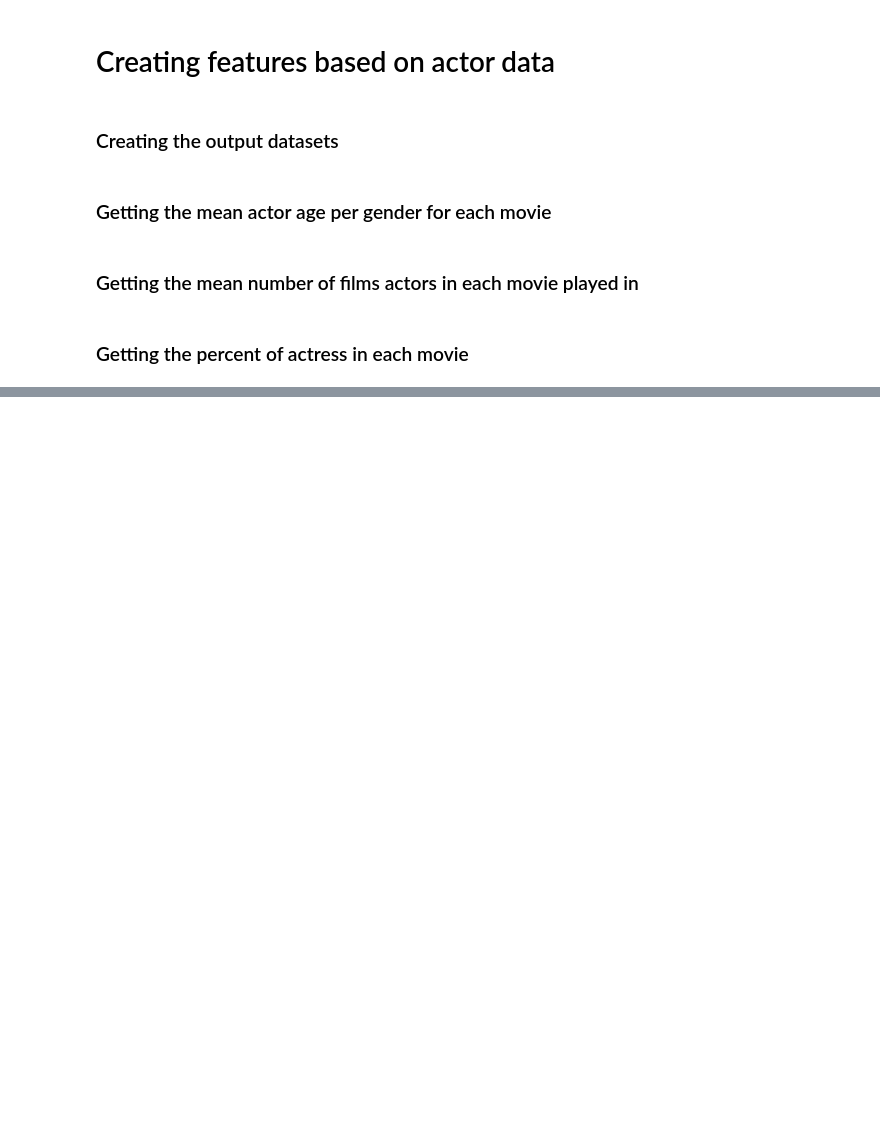
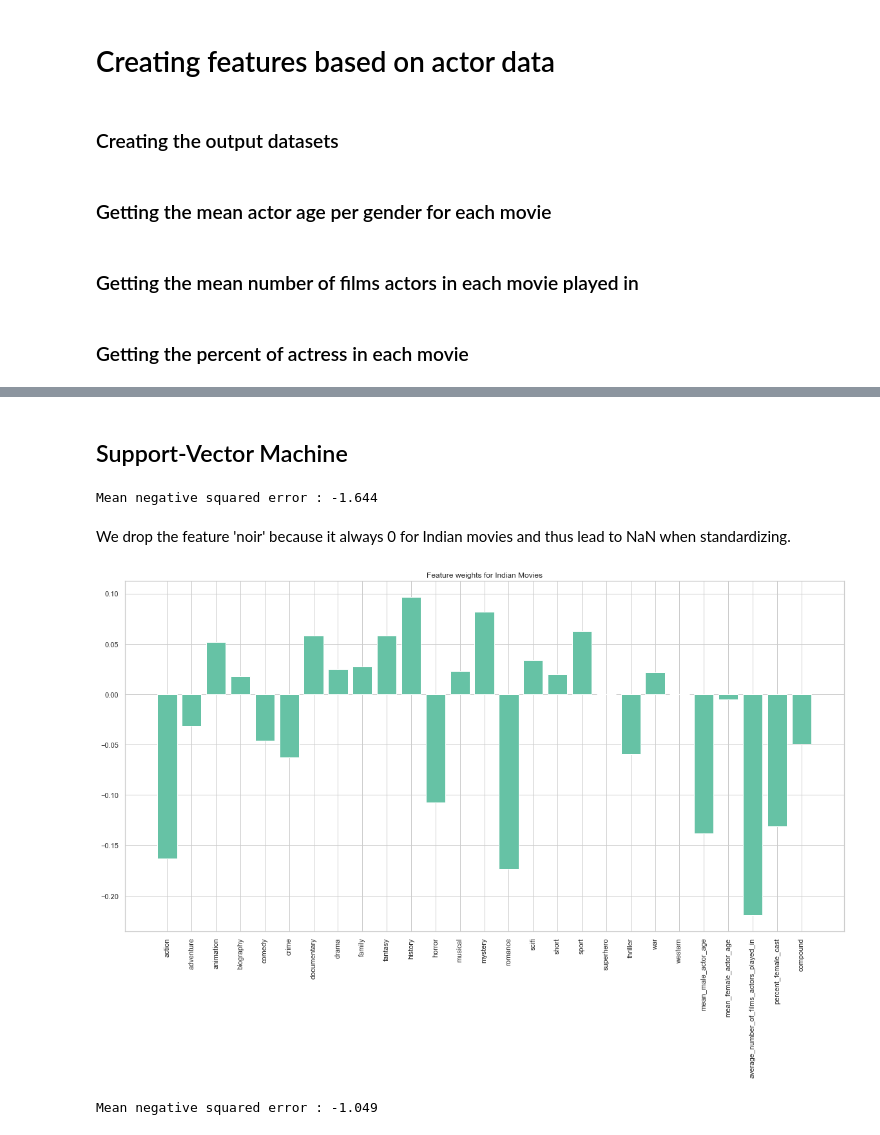
Before and after one commit to epfl-ada/ada-2022-project-badaboom, a Jupyter notebook: P2.ipynb, the cells around one changed output, grey strips where cells are left out. Drawn from its saved outputs; the diff is of its cells as text; code cells hidden in the pictures; blank space fills up the shorter version.

```diff
--- a/P2.ipynb
+++ b/P2.ipynb
@@ -1014,0 +1399,3 @@ features_indian
+# %%
+features_indian_train.rename(columns={'short Film': 'short', 'sci-fi':'scifi'}, inplace=True)
+features_american_train.rename(columns={'short Film': 'short', 'sci-fi':'scifi'}, inplace=True)
@@ -1015,4 +1477,10 @@ features_indian
+# %% [markdown]
+## Support-Vector Machine
+# %%
+# standardize the data
+features_indian_train = (features_indian_train - features_indian_train.mean())/features_indian_train.std()
+features_american_train = (features_american_train - features_american_train.mean())/features_american_train.std()
 # %%
 from sklearn.svm import SVR
 from sklearn import model_selection, metrics
-svc = SVR(kernel='linear')
+svr = SVR(kernel='linear', C=1.0)
@@ -1029,0 +1487,20 @@ metrics.get_scorer_names()
+# %%
+svr.fit(features_indian_train.drop(columns='noir'), indian_ratings)
+print('Mean negative squared error : {:.3f}'.format(np.mean(model_selection.cross_val_score(svr, features_indian_train.drop(columns='noir'), indian_ratings, scoring = 'neg_mean_squared_error', cv=5))))
+# %% [output]
+Mean negative squared error : -1.644
+# %% [markdown]
+We drop the feature 'noir' because it always 0 for Indian movies and thus lead to NaN when standardizing.
+# %%
+plt.figure(figsize=(20,10))
+plt.bar(features_indian_train.drop(columns='noir').columns, svr.coef_[0])
+plt.xticks(rotation=90)
+plt.title('Feature weights for Indian Movies')
+plt.show()
+# %% [output]
+[figure, added]
+# %%
+svr.fit(features_american_train, american_ratings)
+print('Mean negative squared error : {:.3f}'.format(np.mean(model_selection.cross_val_score(svr, features_american_train, american_ratings, scoring = 'neg_mean_squared_error', cv=5))))
+# %% [output]
+Mean negative squared error : -1.049
```
Also changed, not shown: parts of 94 cells of this notebook.
